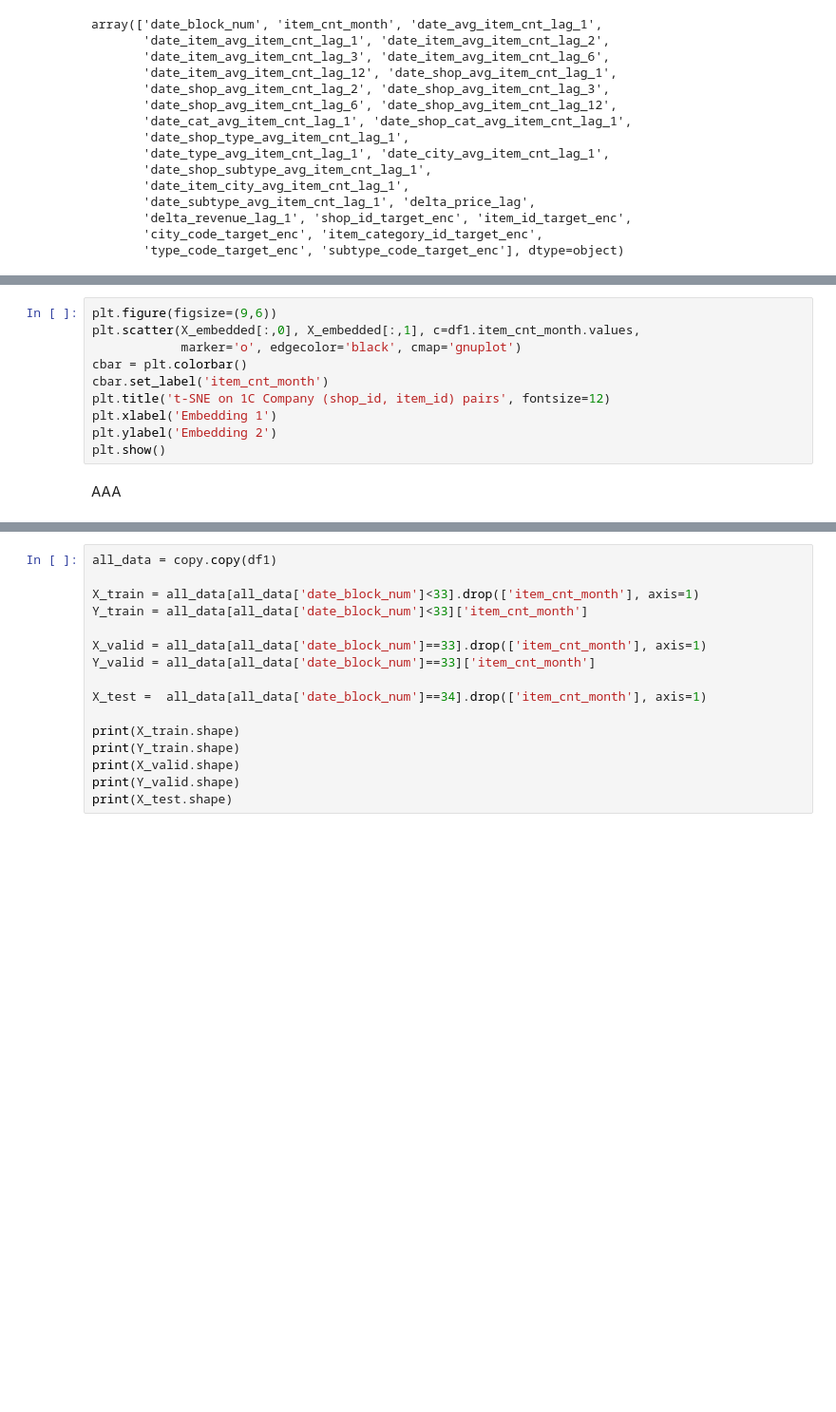
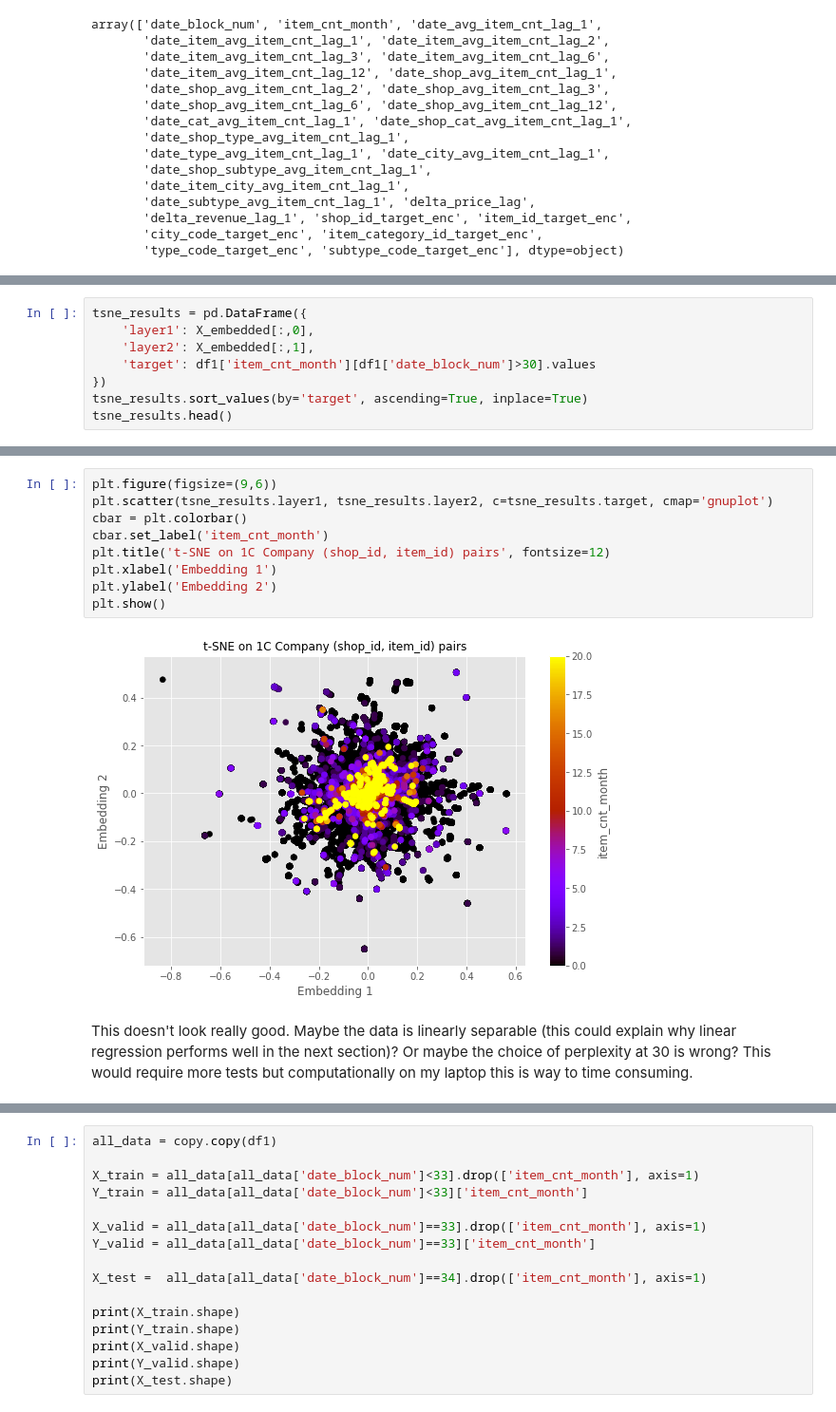
Before and after one commit to SJD1882/MOOC-Coursera-Advanced-Machine-Learning, a Jupyter notebook: 2 - How to Win a Data Science Competition/6 - Kaggle Competition Final Project/Assignment 6 - Kaggle Competition Final Project (Predict Future Sales).ipynb, the cells around one changed output, grey strips where cells are left out. Shown at 95% size. Saved outputs shown, nothing was run; the diff lists cells and outputs as text; blank space fills up the shorter version.

```diff
--- a/2 - How to Win a Data Science Competition/6 - Kaggle Competition Final Project/Assignment 6 - Kaggle Competition Final Project (Predict Future Sales).ipynb
+++ b/2 - How to Win a Data Science Competition/6 - Kaggle Competition Final Project/Assignment 6 - Kaggle Competition Final Project (Predict Future Sales).ipynb
@@ -737,0 +754,8 @@ X_embedded
+# %%
+tsne_results = pd.DataFrame({
+    'layer1': X_embedded[:,0],
+    'layer2': X_embedded[:,1],
+    'target': df1['item_cnt_month'][df1['date_block_num']>30].values
+})
+tsne_results.sort_values(by='target', ascending=True, inplace=True)
+tsne_results.head()
@@ -738,14 +769,15 @@ X_embedded
 # %%
 plt.figure(figsize=(9,6))
-plt.scatter(X_embedded[:,0], X_embedded[:,1], c=df1.item_cnt_month.values,
-            marker='o', edgecolor='black', cmap='gnuplot')
+plt.scatter(tsne_results.layer1, tsne_results.layer2, c=tsne_results.target, cmap='gnuplot')
 cbar = plt.colorbar()
 cbar.set_label('item_cnt_month')
 plt.title('t-SNE on 1C Company (shop_id, item_id) pairs', fontsize=12)
 plt.xlabel('Embedding 1')
 plt.ylabel('Embedding 2')
 plt.show()
+# %% [output]
+[figure, added]
-# %% [markdown]
-AAA
+# %% [markdown]
+This doesn't look really good. Maybe the data is linearly separable (this could explain why linear regression performs well in the next section)? Or maybe the choice of perplexity at 30 is wrong? This would require more tests but computationally on my laptop this is way to time consuming.
 # %% [markdown]
 # Part 5/6: Model training
```
Also changed, not shown: parts of 85 cells of this notebook, 18 other files.
